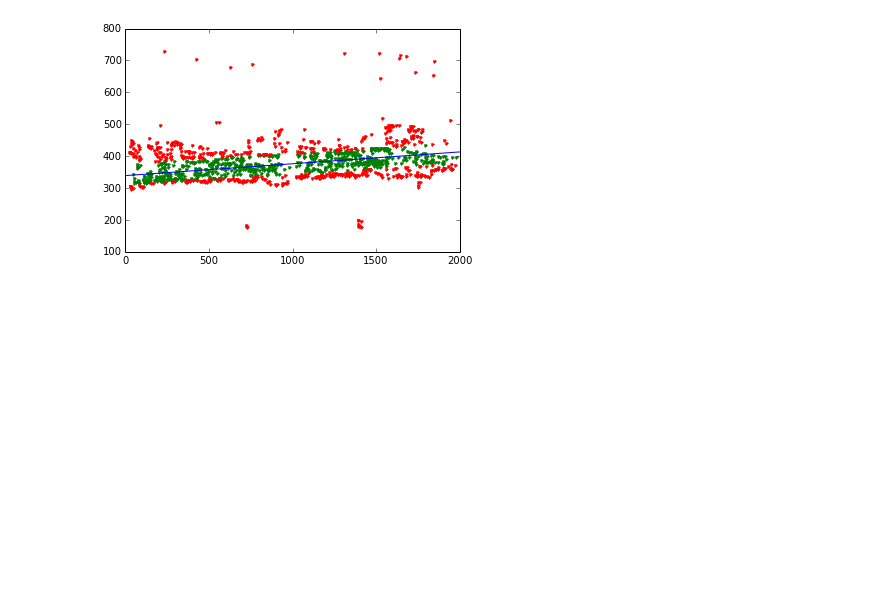
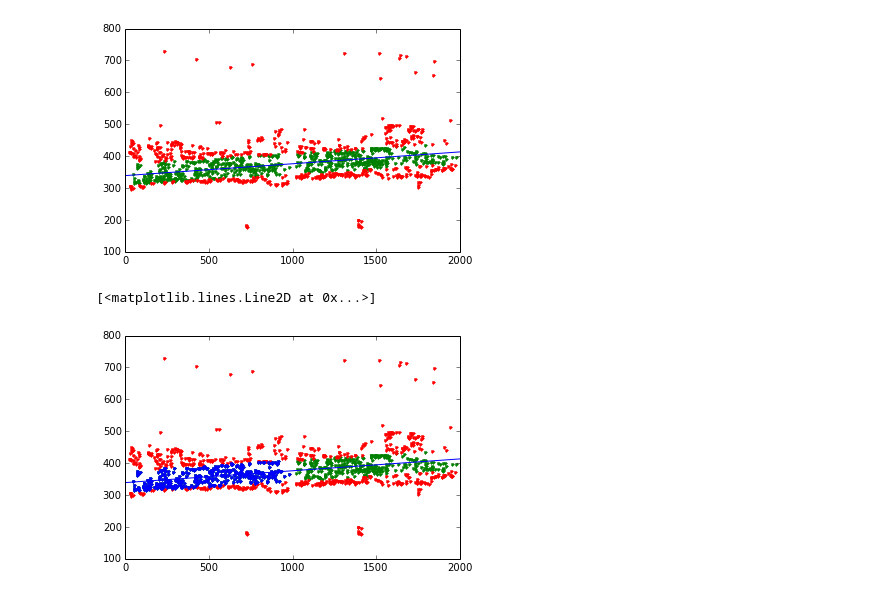
Before and after one commit to NCEghtebas/ComputerVisionCT, a Jupyter notebook: HW3/Q2.ipynb, the cells around one changed output. Saved outputs shown, nothing was run; the diff lists cells and outputs as text; code cells hidden in the pictures; blank space fills up the shorter version.

Commit message:
seperated inliers into 2 groups

```diff
--- a/HW3/Q2.ipynb
+++ b/HW3/Q2.ipynb
@@ -187,3 +188,16 @@ Estimated coefficients (true, normal, RANSAC):
 [[ 0.03718269]]
 [<matplotlib.lines.Line2D at 0x...>]
 [figure]
+# %%
+inliers = np.concatenate(  (x[inlier_mask], y[inlier_mask]), axis =1)
+group1 = inliers[ inliers[:,0] <= one.shape[1] ]
+
+
+plt.plot(x[inlier_mask], y[inlier_mask], '.g', label='Inliers')
+plt.plot(x[outlier_mask], y[outlier_mask], '.r', label='Outliers')
+plt.plot( group1[:,0], group1[:,1], '.b')
+# plt.plot(line_X, line_y, '-k', label='Linear regressor')
+plt.plot(x_range, line_y_ransac, '-b', label='RANSAC regressor')
+# %% [output]
+[<matplotlib.lines.Line2D at 0x...>]
+[figure, added]
```
Also changed, not shown: parts of 1 cell of this notebook.
